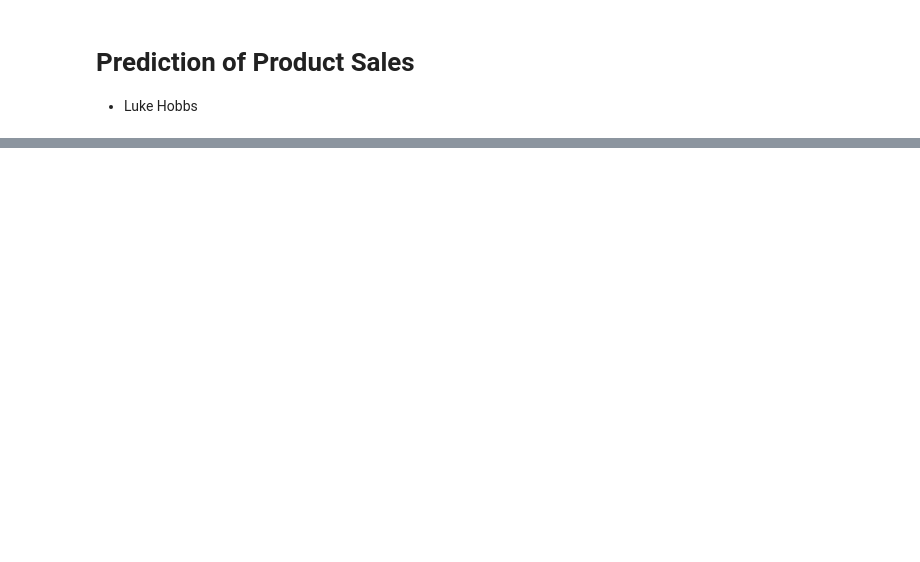
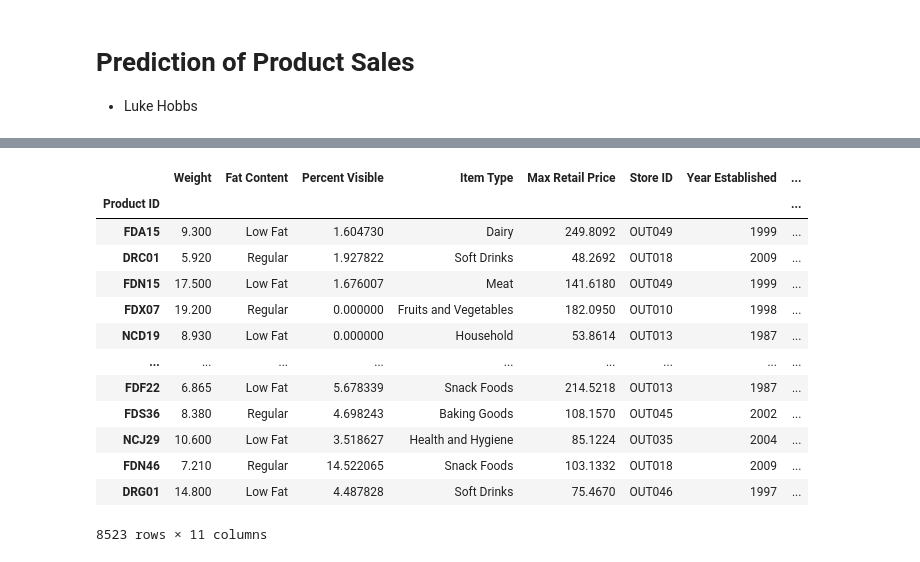
Before and after one commit to Rovidicus/Prediction-of-Product-Sales, a Jupyter notebook: PredictionofProductSales_LukeH.ipynb, the cells around one changed output, grey strips where cells are left out. Cells and saved outputs as stored; diff of their text form; code cells hidden in the pictures; blank space fills up the shorter version.

```diff
--- a/PredictionofProductSales_LukeH.ipynb
+++ b/PredictionofProductSales_LukeH.ipynb
@@ -11,0 +230,4 @@
+# %%
+# Reassign 'Fat Content' value 'LF' to 'Low Fat'
+df['Fat Content'] = df['Fat Content'].str.replace('LF', 'Low Fat')
+df['Fat Content'].value_counts()
@@ -11,0 +240,4 @@
+# %%
+# Now reassign 'low fat' to 'Low Fat'
+df['Fat Content'] = df['Fat Content'].str.replace('low fat', 'Low Fat')
+df['Fat Content'].value_counts()
@@ -11,0 +249,4 @@
+# %%
+# Reassigning 'reg' to 'Regular'
+df['Fat Content'] = df['Fat Content'].str.replace('reg', 'Regular')
+df['Fat Content'].value_counts()
@@ -11,0 +257,4 @@
+# %%
+# Reassign value name 'High' in 'Store Size' column to more appropriate name: 'Large'
+df['Store Size'] = df['Store Size'].str.replace('High', 'Large')
+df['Store Size'].value_counts()
@@ -11,0 +306,19 @@
+# %%
+# Set index to relevant identifying column: Product ID
+df = df.set_index('Product ID')
+df
+# %% [output]
+|  | Weight | Fat Content | Percent Visible | Item Type | Max Retail Price | Store ID | Year Established | ... |
+| Product ID |  |  |  |  |  |  |  | ... |
+| FDA15 | 9.300 | Low Fat | 1.604730 | Dairy | 249.8092 | OUT049 | 1999 | ... |
+| DRC01 | 5.920 | Regular | 1.927822 | Soft Drinks | 48.2692 | OUT018 | 2009 | ... |
+| FDN15 | 17.500 | Low Fat | 1.676007 | Meat | 141.6180 | OUT049 | 1999 | ... |
+| FDX07 | 19.200 | Regular | 0.000000 | Fruits and Vegetables | 182.0950 | OUT010 | 1998 | ... |
+| NCD19 | 8.930 | Low Fat | 0.000000 | Household | 53.8614 | OUT013 | 1987 | ... |
+| ... | ... | ... | ... | ... | ... | ... | ... | ... |
+| FDF22 | 6.865 | Low Fat | 5.678339 | Snack Foods | 214.5218 | OUT013 | 1987 | ... |
+| FDS36 | 8.380 | Regular | 4.698243 | Baking Goods | 108.1570 | OUT045 | 2002 | ... |
+| NCJ29 | 10.600 | Low Fat | 3.518627 | Health and Hygiene | 85.1224 | OUT035 | 2004 | ... |
+| FDN46 | 7.210 | Regular | 14.522065 | Snack Foods | 103.1332 | OUT018 | 2009 | ... |
+| DRG01 | 14.800 | Low Fat | 4.487828 | Soft Drinks | 75.4670 | OUT046 | 1997 | ... |
+8523 rows × 11 columns
```
Also changed, not shown: parts of 33 cells of this notebook.
